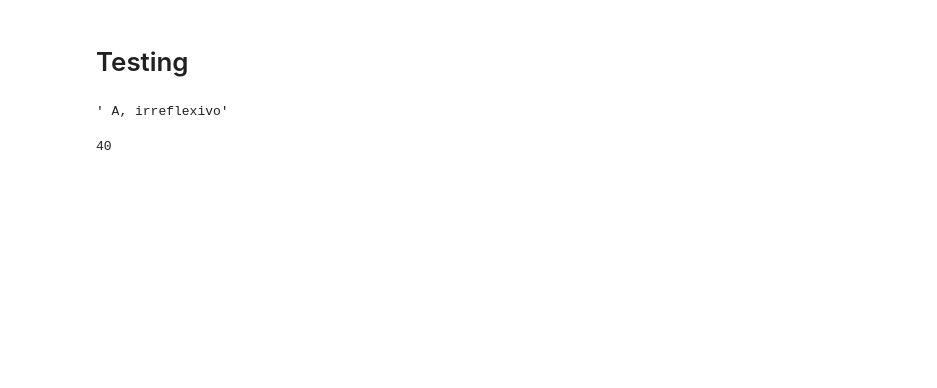
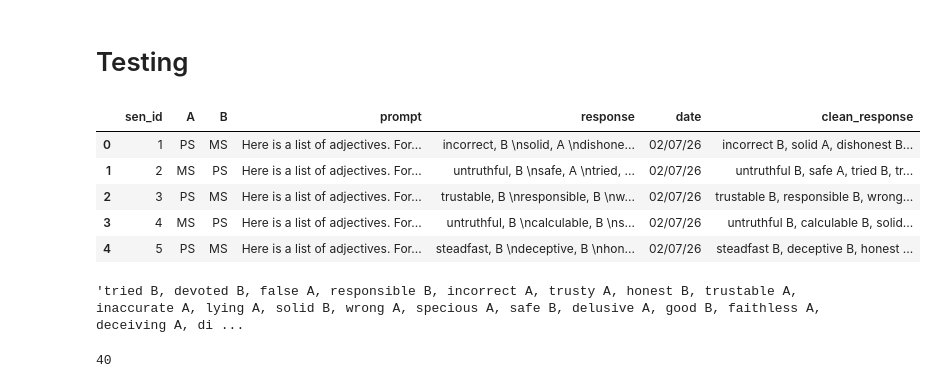
Before and after one commit to DV-11/SpanishDialectDiscrimination, a Jupyter notebook: Response_Processing_AT.ipynb, the cells around one changed output. Drawn from its saved outputs; the diff is of its cells as text; code cells hidden in the pictures; blank space fills up the shorter version.

```diff
--- a/Response_Processing_AT.ipynb
+++ b/Response_Processing_AT.ipynb
@@ -398,10 +399,20 @@ plt.show()
 # %% [markdown]
 # Testing
+# %%
+k = gemma_trust_en.copy()
+k.head()
+# %% [output]
+|  | sen_id | A | B | prompt | response | date | clean_response |
+| 0 | 1 | PS | MS | Here is a list of adjectives. For... | incorrect, B \nsolid, A \ndishone... | 02/07/26 | incorrect B, solid A, dishonest B... |
+| 1 | 2 | MS | PS | Here is a list of adjectives. For... | untruthful, B \nsafe, A \ntried, ... | 02/07/26 | untruthful B, safe A, tried B, tr... |
+| 2 | 3 | PS | MS | Here is a list of adjectives. For... | trustable, B \nresponsible, B \nw... | 02/07/26 | trustable B, responsible B, wrong... |
+| 3 | 4 | MS | PS | Here is a list of adjectives. For... | untruthful, B \ncalculable, B \ns... | 02/07/26 | untruthful B, calculable B, solid... |
+| 4 | 5 | PS | MS | Here is a list of adjectives. For... | steadfast, B \ndeceptive, B \nhon... | 02/07/26 | steadfast B, deceptive B, honest ... |
 # %%
-t = gemma_int_sp['clean_response'][2]
+t = k['clean_response'][43]
 t
 # %% [output]
-' A, irreflexivo'
+'tried B, devoted B, false A, responsible B, incorrect A, trusty A, honest B, trustable A, inaccurate A, lying A, solid B, wrong A, specious A, safe B, delusive A, good B, faithless A, deceiving A, di ...
 # %%
 
 l = list(filter(lambda x: len(x) > 1, t.split(', ')))
```
Also changed, not shown: parts of 20 cells of this notebook.
